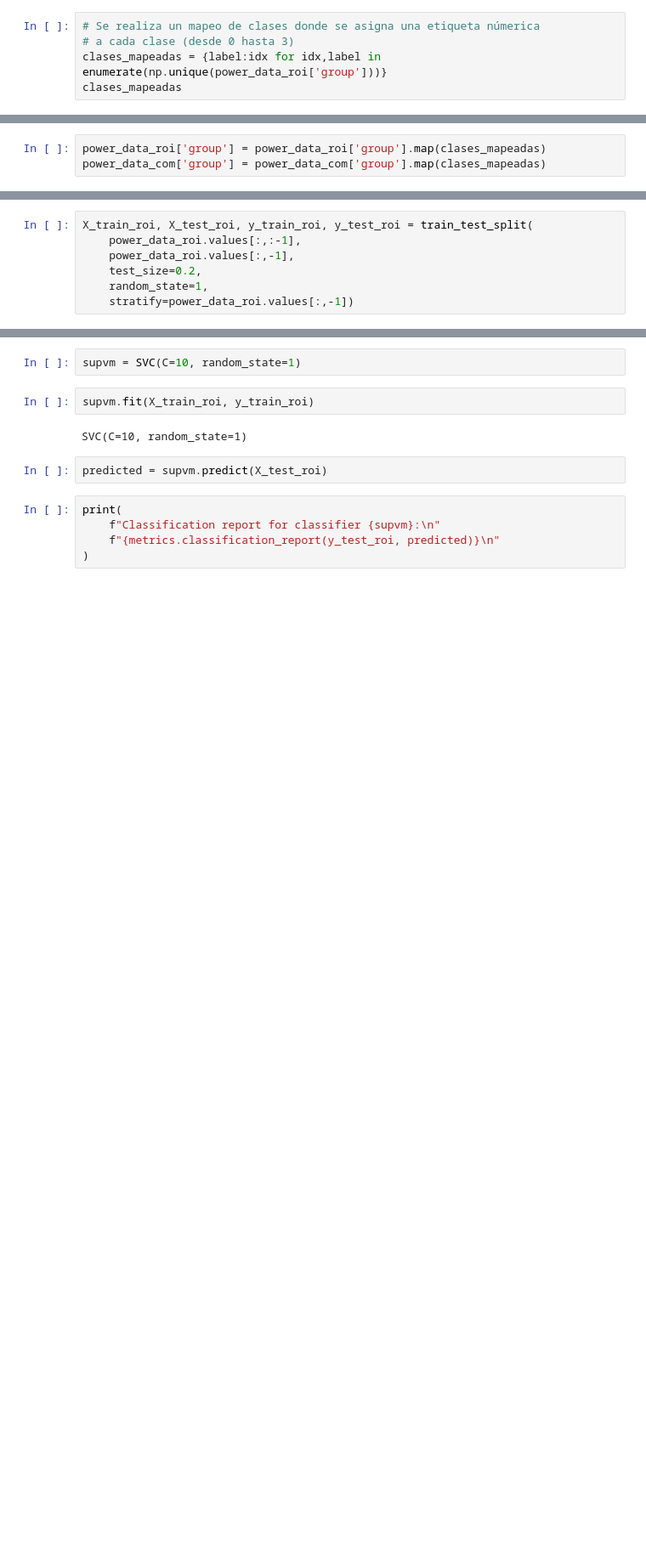
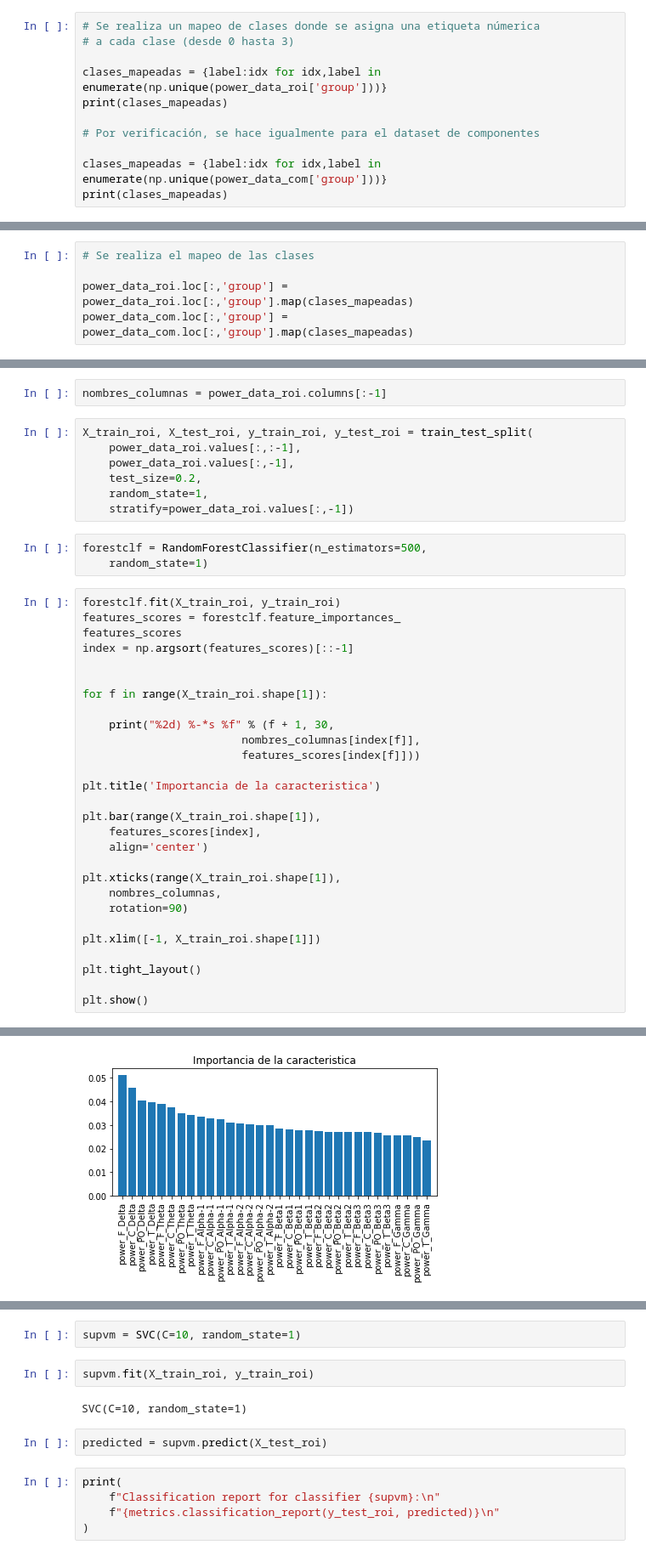
Before and after one commit to yjmantilla/Data_analysis_ML_Harmonization_Proyect, a Jupyter notebook: Manipulacion- Rois-Componentes de todas las DB/EDA.ipynb, the cells around one changed output, grey strips where cells are left out. Shown: that part at 85% size. Drawn from its saved outputs; the diff is of its cells as text; blank space fills up the shorter version.

Commit message:
selector de caracteristicas con random forest

```diff
--- a/Manipulacion- Rois-Componentes de todas las DB/EDA.ipynb
+++ b/Manipulacion- Rois-Componentes de todas las DB/EDA.ipynb
@@ -91,6 +158,12 @@ See the caveats in the documentation: https://pandas.pydata.org/pandas-docs/stab
 # %%
 # Se realiza un mapeo de clases donde se asigna una etiqueta númerica
 # a cada clase (desde 0 hasta 3)
+
 clases_mapeadas = {label:idx for idx,label in enumerate(np.unique(power_data_roi['group']))}
-clases_mapeadas
+print(clases_mapeadas)
+
+# Por verificación, se hace igualmente para el dataset de componentes
+
+clases_mapeadas = {label:idx for idx,label in enumerate(np.unique(power_data_com['group']))}
+print(clases_mapeadas)
 # %% [output]
@@ -98,6 +172,8 @@ clases_mapeadas
 # %%
-power_data_roi['group'] = power_data_roi['group'].map(clases_mapeadas)
-power_data_com['group'] = power_data_com['group'].map(clases_mapeadas)
+# Se realiza el mapeo de las clases
+
+power_data_roi.loc[:,'group'] = power_data_roi.loc[:,'group'].map(clases_mapeadas)
+power_data_com.loc[:,'group'] = power_data_com.loc[:,'group'].map(clases_mapeadas)
 # %% [output]
 A value is trying to be set on a copy of a slice from a DataFrame.
 Try using .loc[row_indexer,col_indexer] = value instead
@@ -112,3 +214,5 @@ See the caveats in the documentation: https://pandas.pydata.org/pandas-docs/stab
+# %%
+nombres_columnas = power_data_roi.columns[:-1]
 # %%
 X_train_roi, X_test_roi, y_train_roi, y_test_roi = train_test_split(
     power_data_roi.values[:,:-1],
@@ -116,3 +220,35 @@ X_train_roi, X_test_roi, y_train_roi, y_test_roi = train_test_split(
     test_size=0.2,
     random_state=1,
     stratify=power_data_roi.values[:,-1])
+# %%
+forestclf = RandomForestClassifier(n_estimators=500,
+    random_state=1)
+# %%
+forestclf.fit(X_train_roi, y_train_roi)
+features_scores = forestclf.feature_importances_
+features_scores
+index = np.argsort(features_scores)[::-1]
+
+
+for f in range(X_train_roi.shape[1]):
+
+    print("%2d) %-*s %f" % (f + 1, 30,
+                        nombres_columnas[index[f]],
+                        features_scores[index[f]]))
+
+plt.title('Importancia de la caracteristica')
+
+plt.bar(range(X_train_roi.shape[1]),
+    features_scores[index],
+    align='center')
+
+plt.xticks(range(X_train_roi.shape[1]),
+    nombres_columnas,
+    rotation=90)
+
+plt.xlim([-1, X_train_roi.shape[1]])
+
+plt.tight_layout()
+
+plt.show()
+# %% [output]
@@ -118,0 +272 @@ X_train_roi, X_test_roi, y_train_roi, y_test_roi = train_test_split(
+[figure, added]
```
Also changed, not shown: parts of 33 cells of this notebook.
